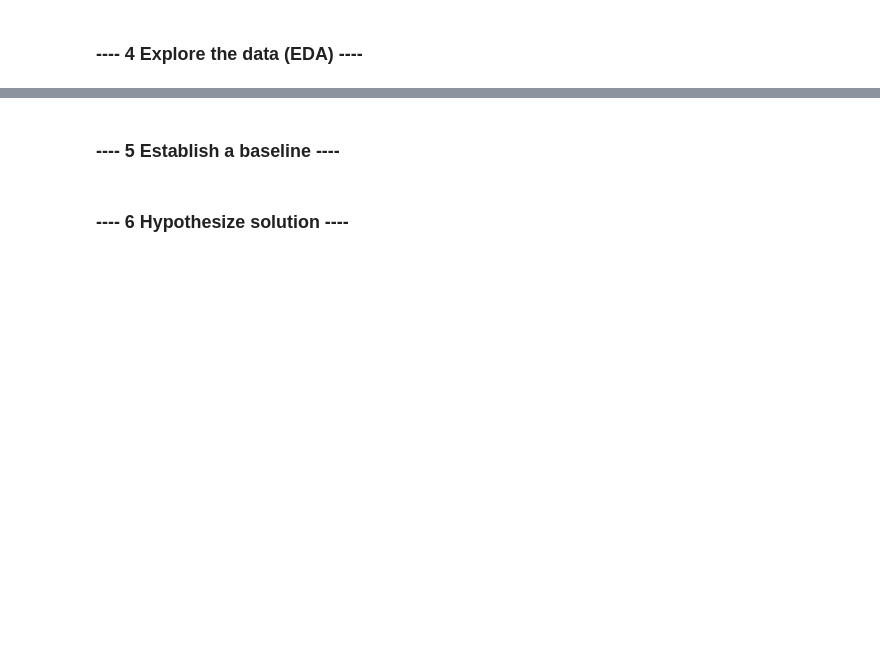
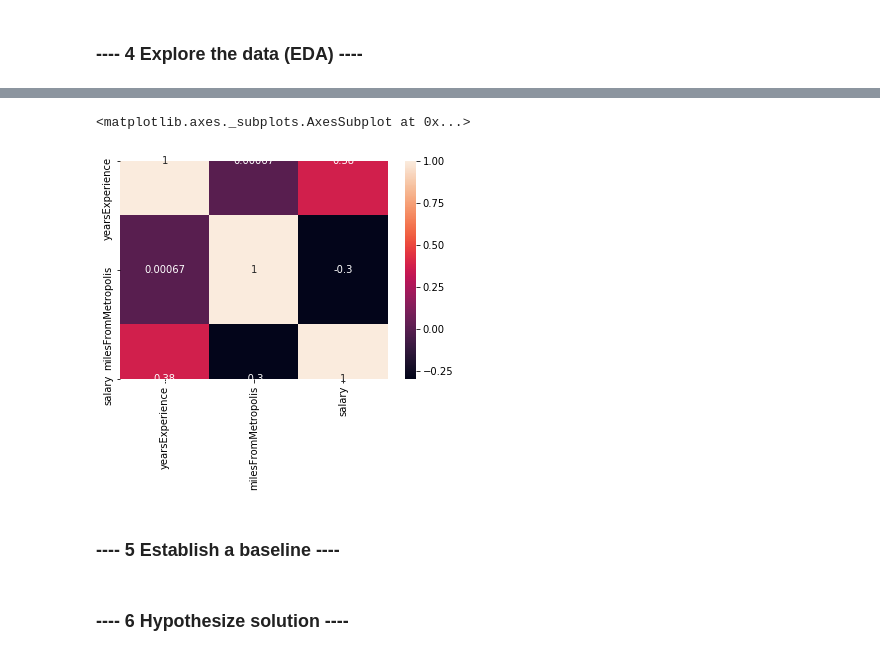
Before and after one commit to sagecodes/salary-prediction, a Jupyter notebook: salary-prediction.ipynb, the cells around one changed output, grey strips where cells are left out. Drawn from its saved outputs; the diff is of its cells as text; code cells hidden in the pictures; blank space fills up the shorter version.

```diff
--- a/salary-prediction.ipynb
+++ b/salary-prediction.ipynb
@@ -74,3 +92,9 @@ salary_train_df
+# %%
+# Plot Correlations
+sns.heatmap(salary_train_df.corr(), annot = True)
+# %% [output]
+<matplotlib.axes._subplots.AxesSubplot at 0x...>
+[figure, added]
 # %%
 #summarize each feature variable
 #summarize the target variable
```
Also changed, not shown: parts of 8 cells of this notebook.
